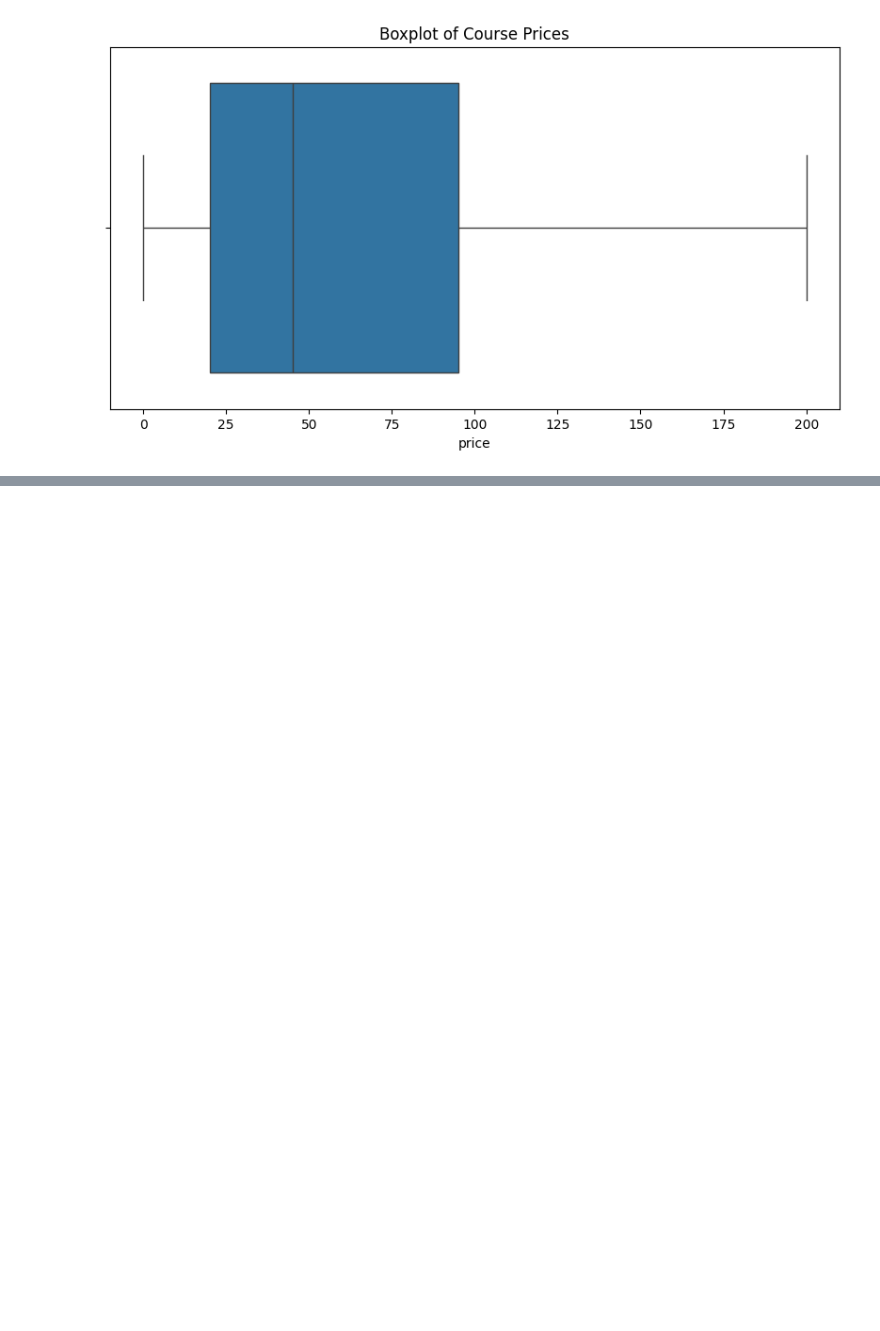
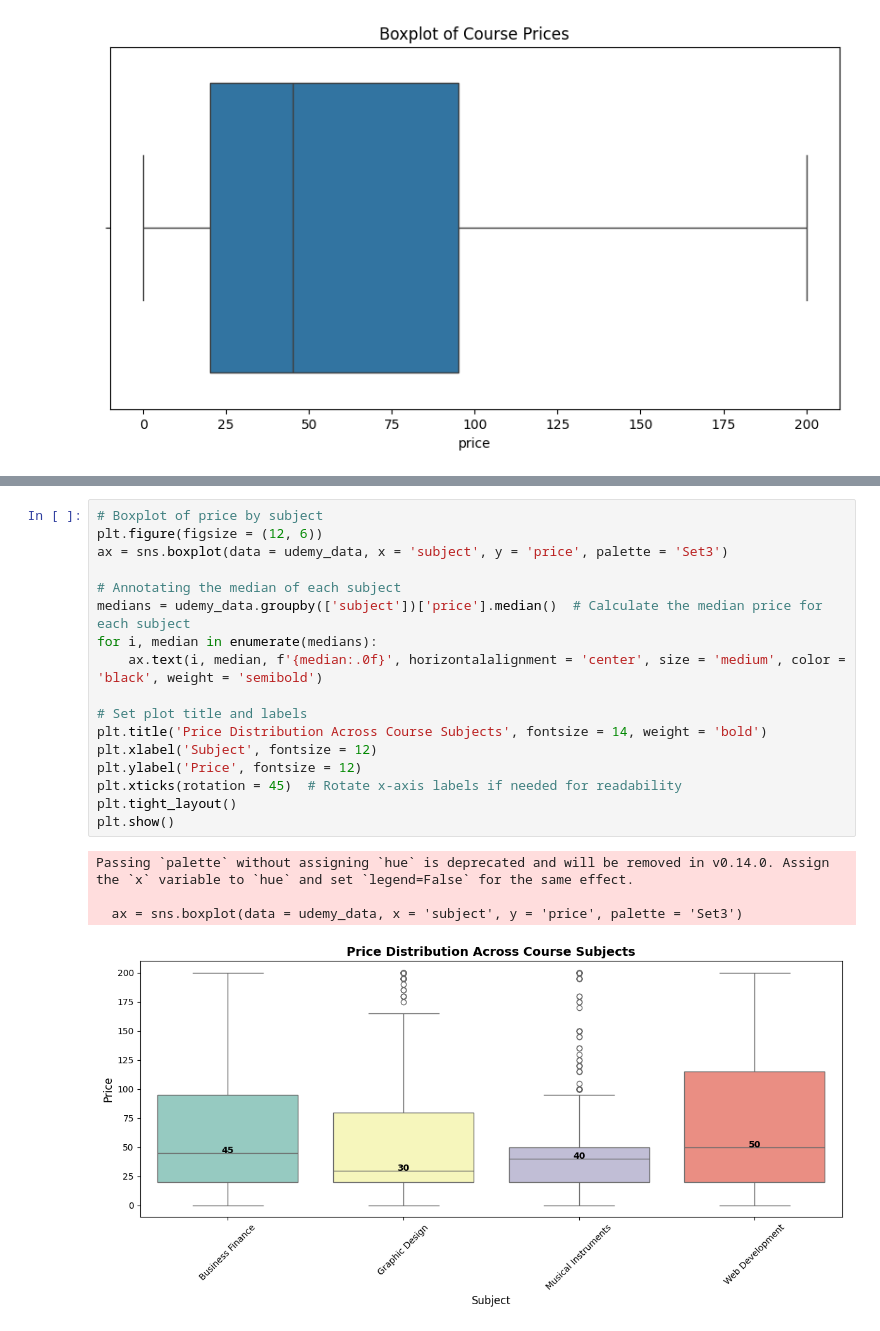
Before and after one commit to BamBamOguns/udemy_courses, a Jupyter notebook: main.ipynb, the cells around one changed output, grey strips where cells are left out. Saved outputs shown, nothing was run; the diff lists cells and outputs as text; blank space fills up the shorter version.

```diff
--- a/main.ipynb
+++ b/main.ipynb
@@ -383,0 +465,22 @@ plt.show()
+# %%
+# Boxplot of price by subject
+plt.figure(figsize = (12, 6))
+ax = sns.boxplot(data = udemy_data, x = 'subject', y = 'price', palette = 'Set3')
+
+# Annotating the median of each subject
+medians = udemy_data.groupby(['subject'])['price'].median()  # Calculate the median price for each subject
+for i, median in enumerate(medians):
+    ax.text(i, median, f'{median:.0f}', horizontalalignment = 'center', size = 'medium', color = 'black', weight = 'semibold')
+
+# Set plot title and labels
+plt.title('Price Distribution Across Course Subjects', fontsize = 14, weight = 'bold')
+plt.xlabel('Subject', fontsize = 12)
+plt.ylabel('Price', fontsize = 12)
+plt.xticks(rotation = 45)  # Rotate x-axis labels if needed for readability
+plt.tight_layout()
+plt.show()
+# %% [output]
+Passing `palette` without assigning `hue` is deprecated and will be removed in v0.14.0. Assign the `x` variable to `hue` and set `legend=False` for the same effect.
+
+  ax = sns.boxplot(data = udemy_data, x = 'subject', y = 'price', palette = 'Set3')
+[figure, added]
```
Also changed, not shown: parts of 8 cells of this notebook.
